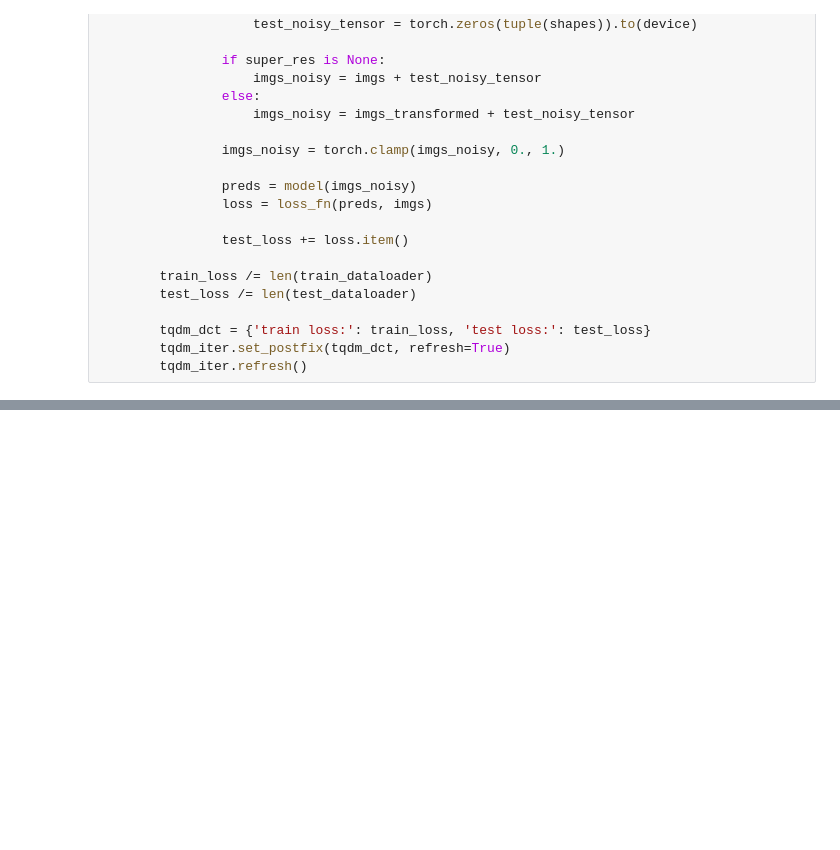
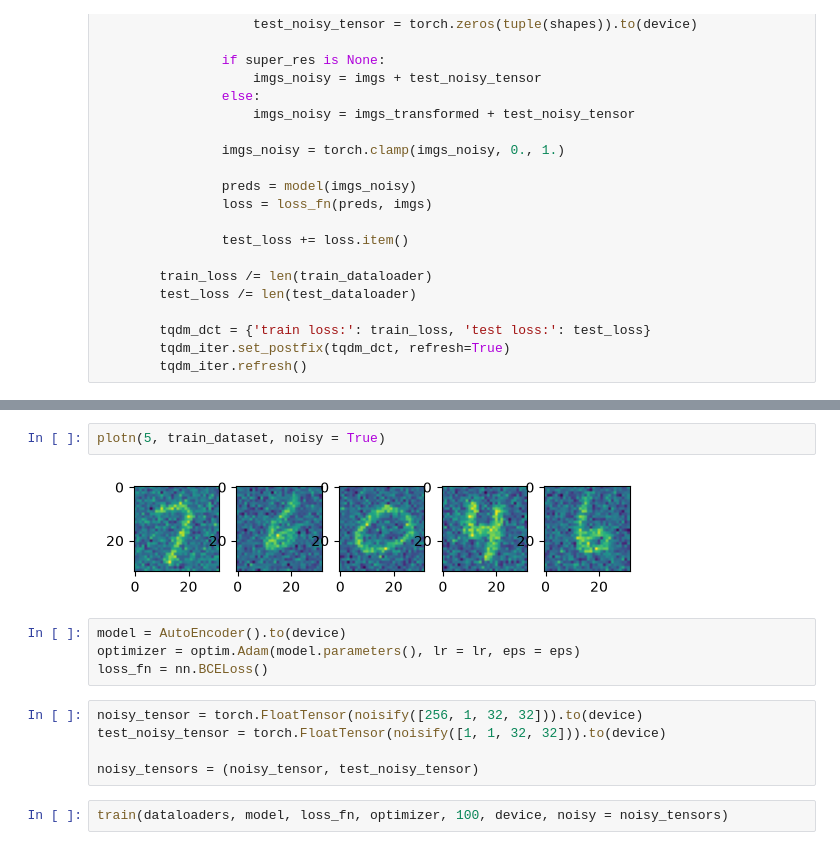
Before and after one commit to tonicuti/practice-python-framework, a Jupyter notebook: computer_vision/AutoEncoders/AE_pytorch.ipynb, the cells around one changed output, grey strips where cells are left out. Saved outputs shown, nothing was run; the diff lists cells and outputs as text; blank space fills up the shorter version.

```diff
--- a/computer_vision/AutoEncoders/AE_pytorch.ipynb
+++ b/computer_vision/AutoEncoders/AE_pytorch.ipynb
@@ -228,0 +385,15 @@ plotn(plots, predictions)
+# %%
+plotn(5, train_dataset, noisy = True)
+# %% [output]
+[figure, added]
+# %%
+model = AutoEncoder().to(device)
+optimizer = optim.Adam(model.parameters(), lr = lr, eps = eps)
+loss_fn = nn.BCELoss()
+# %%
+noisy_tensor = torch.FloatTensor(noisify([256, 1, 32, 32])).to(device)
+test_noisy_tensor = torch.FloatTensor(noisify([1, 1, 32, 32])).to(device)
+
+noisy_tensors = (noisy_tensor, test_noisy_tensor)
+# %%
+train(dataloaders, model, loss_fn, optimizer, 100, device, noisy = noisy_tensors)
```
Also changed, not shown: parts of 16 cells of this notebook.
